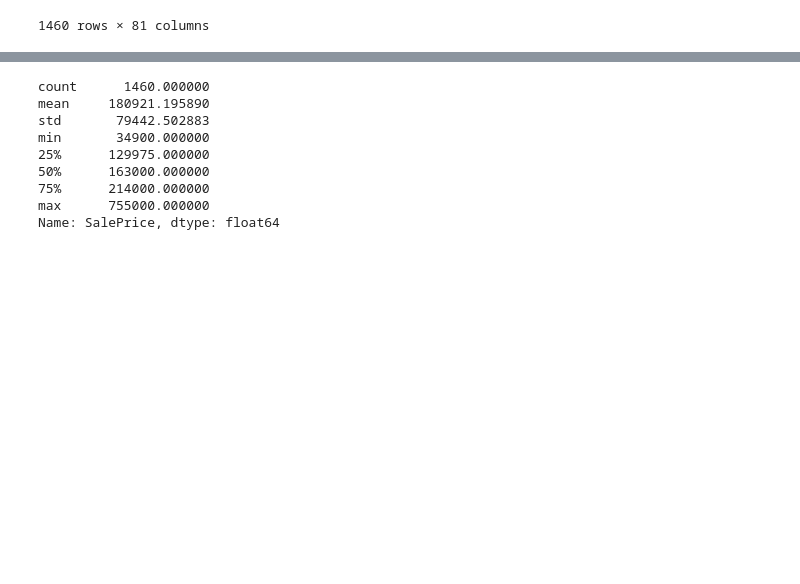
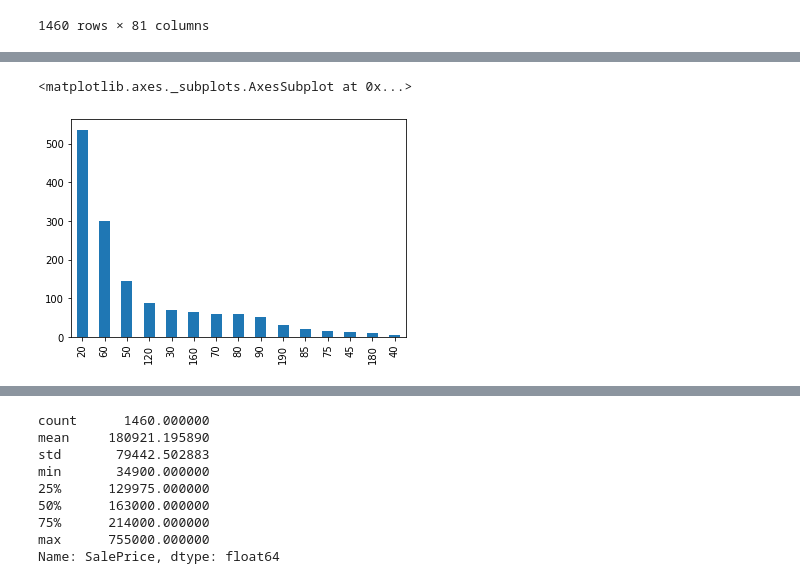
Before and after one commit to csLee94/project_notebook, a Jupyter notebook: Cometo_worksheet.ipynb, the cells around one changed output, grey strips where cells are left out. Cells and saved outputs as stored; diff of their text form; code cells hidden in the pictures; blank space fills up the shorter version.

```diff
--- a/Cometo_worksheet.ipynb
+++ b/Cometo_worksheet.ipynb
@@ -117,0 +164,5 @@ df
+# %%
+df['MSSubClass'].value_counts().plot.bar()
+# %% [output]
+<matplotlib.axes._subplots.AxesSubplot at 0x...>
+[figure, added]
```
Also changed, not shown: parts of 42 cells of this notebook.
